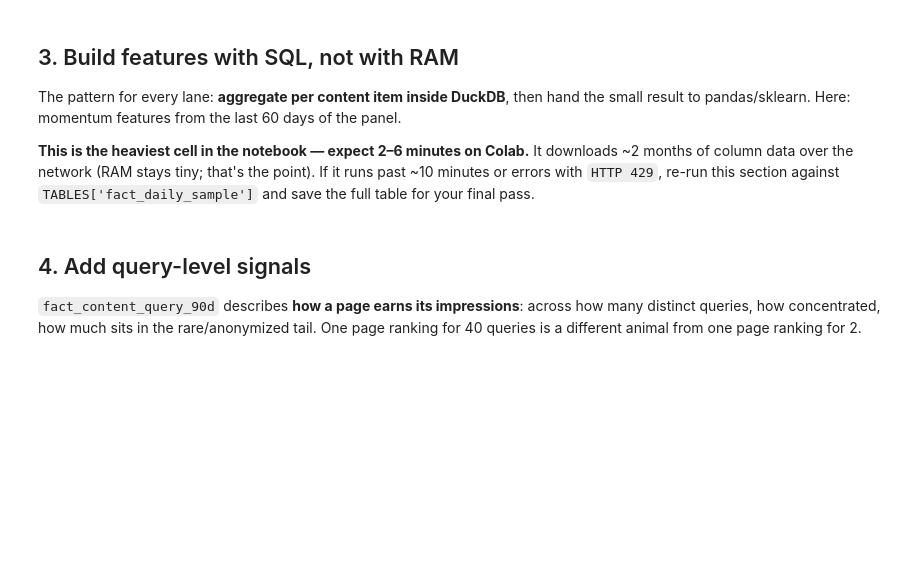
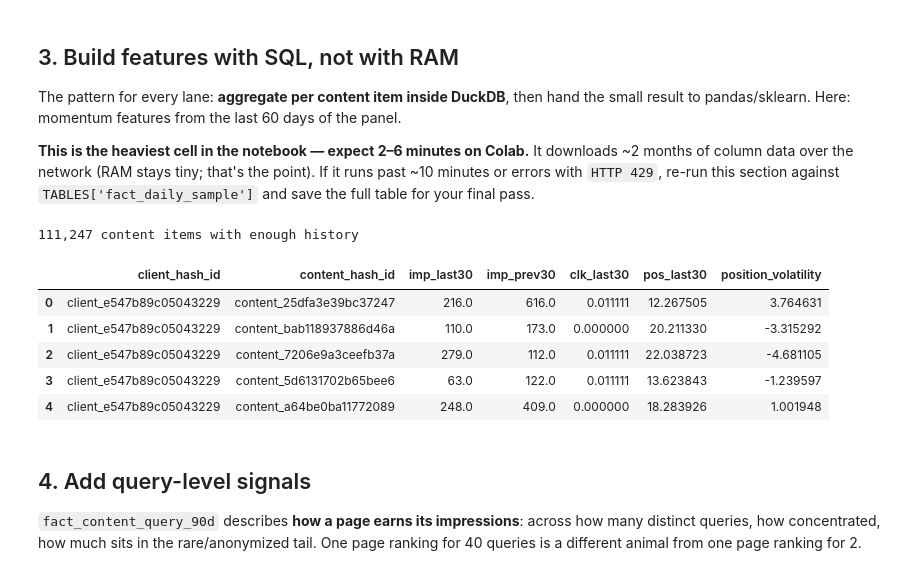
Before and after one commit to lakshmitejaswiniparuchuri/flyrank-ml-internship, a Jupyter notebook: notebooks/03_working_with_the_full_release.ipynb, the cells around one changed output. Cells and saved outputs as stored; diff of their text form; code cells hidden in the pictures; blank space fills up the shorter version.

```diff
--- a/notebooks/03_working_with_the_full_release.ipynb
+++ b/notebooks/03_working_with_the_full_release.ipynb
@@ -87,24 +108,83 @@ result to pandas/sklearn. Here: momentum features from the last 60 days of the p
 # %%
 features = con.sql(f"""
     WITH bounds AS (
-        SELECT MAX(report_date) AS end_d FROM {TABLES['fact_daily']}
+        SELECT MAX(report_date) AS end_d
+        FROM {TABLES['fact_daily']}
     ),
     windowed AS (
-        SELECT f.client_hash_id, f.content_hash_id,
-               SUM(CASE WHEN f.report_date >  b.end_d - INTERVAL 30 DAY THEN f.gsc_impressions ELSE 0 END) AS imp_last30,
-               SUM(CASE WHEN f.report_date <= b.end_d - INTERVAL 30 DAY THEN f.gsc_impressions ELSE 0 END) AS imp_prev30,
-               SUM(CASE WHEN f.report_date >  b.end_d - INTERVAL 30 DAY THEN f.gsc_clicks ELSE 0 END)      AS clk_last30,
-               AVG(CASE WHEN f.report_date >  b.end_d - INTERVAL 30 DAY THEN f.gsc_avg_position END)       AS pos_last30
-        FROM {TABLES['fact_daily']} f, bounds b
-        WHERE f.report_date > b.end_d - INTERVAL 60 DAY
+        SELECT
+            f.client_hash_id,
+            f.content_hash_id,
+
+            SUM(
+                CASE
+                    WHEN f.report_date > b.end_d - INTERVAL 30 DAY
+                    THEN f.gsc_impressions
+                    ELSE 0
+                END
+            ) AS imp_last30,
+
+            SUM(
+                CASE
+                    WHEN f.report_date <= b.end_d - INTERVAL 30 DAY
+                     AND f.report_date > b.end_d - INTERVAL 60 DAY
+                    THEN f.gsc_impressions
+                    ELSE 0
+                END
+            ) AS imp_prev30,
+
+            AVG(
+                CASE
+                    WHEN f.report_date > b.end_d - INTERVAL 30 DAY
+                    THEN f.gsc_clicks
+                    ELSE 0
+                END
+            ) AS clk_last30,
+
+            AVG(
+                CASE
+                    WHEN f.report_date > b.end_d - INTERVAL 30 DAY
+                    THEN f.gsc_avg_position
+                END
+            ) AS pos_last30,
+
+            AVG(
+                CASE
+                    WHEN f.report_date > b.end_d - INTERVAL 30 DAY
+                    THEN f.gsc_avg_position
+                END
+            )
+            -
+            AVG(
+                CASE
+                    WHEN f.report_date <= b.end_d - INTERVAL 30 DAY
+                     AND f.report_date > b.end_d - INTERVAL 60 DAY
+                    THEN f.gsc_avg_position
+                END
+            ) AS position_volatility
+
+        FROM {TABLES['fact_daily']} f
+        CROSS JOIN bounds b
+
+        WHERE f.report_date > b.end_d - INTERVAL 90 DAY
+
         GROUP BY 1, 2
+
         HAVING imp_prev30 >= 100
     )
     SELECT * FROM windowed
 """).df()
 
-print(f'{len(features):,} content items with enough history')
+print(f"{len(features):,} content items with enough history")
 features.head()
+# %% [output]
+111,247 content items with enough history
+|  | client_hash_id | content_hash_id | imp_last30 | imp_prev30 | clk_last30 | pos_last30 | position_volatility |
+| 0 | client_e547b89c05043229 | content_25dfa3e39bc37247 | 216.0 | 616.0 | 0.011111 | 12.267505 | 3.764631 |
+| 1 | client_e547b89c05043229 | content_bab118937886d46a | 110.0 | 173.0 | 0.000000 | 20.211330 | -3.315292 |
+| 2 | client_e547b89c05043229 | content_7206e9a3ceefb37a | 279.0 | 112.0 | 0.011111 | 22.038723 | -4.681105 |
+| 3 | client_e547b89c05043229 | content_5d6131702b65bee6 | 63.0 | 122.0 | 0.011111 | 13.623843 | -1.239597 |
+| 4 | client_e547b89c05043229 | content_a64be0ba11772089 | 248.0 | 409.0 | 0.000000 | 18.283926 | 1.001948 |
 # %% [markdown]
 ## 4. Add query-level signals
 
```
Also changed, not shown: parts of 6 cells of this notebook.
